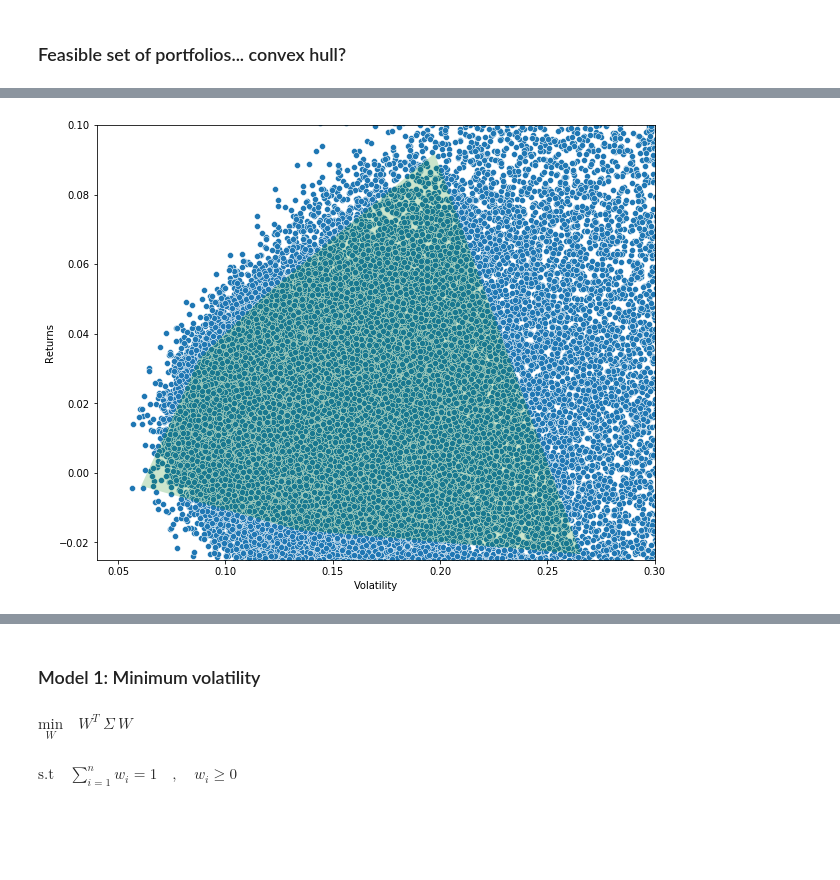
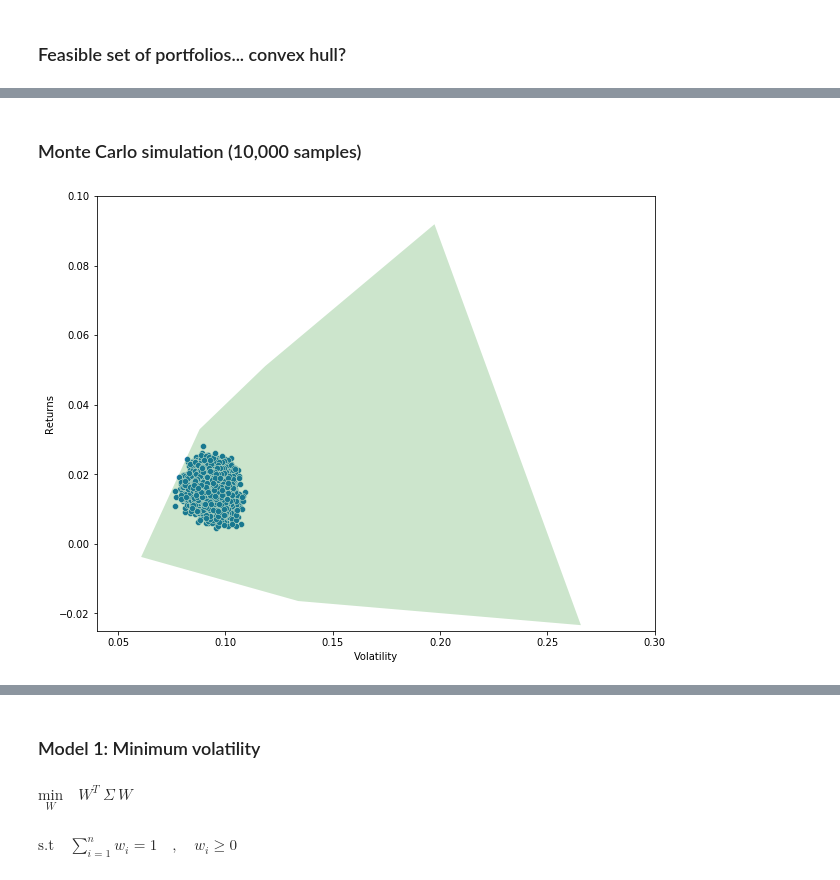
Before and after one commit to patohdzs/getting-them-stonks, a Jupyter notebook: stonks.ipynb, the cells around one changed output, grey strips where cells are left out. Cells and saved outputs as stored; diff of their text form; code cells hidden in the pictures; blank space fills up the shorter version.

```diff
--- a/stonks.ipynb
+++ b/stonks.ipynb
@@ -221,36 +268,38 @@ dtype: float64
+# %% [markdown]
+### Monte Carlo simulation (10,000 samples)
 # %%
 # Monte Carlo simultions of different portfolios
 
 p_ret = [] # Define an empty array for portfolio returns
 p_vol = [] # Define an empty array for portfolio volatilities
 p_weights = [] # Define an empty array for asset weights
-num_portfolios = 70000
+num_portfolios = 10000
 
 for portfolio in range(num_portfolios):
-    weights = 2*np.random.rand(n)-1
+    weights = np.random.rand(n)
     weights = weights/np.sum(weights)
     p_weights.append(weights)
     ret = (ex_returns.to_numpy())@weights
     vol =  (weights@cov_returns@weights)**0.5
     p_ret.append(ret)
     p_vol.append(vol)
 simulations = {'Returns':p_ret, 'Volatility':p_vol}
 
 for counter, symbol in enumerate(data.columns.tolist()):
     simulations[symbol+' weight'] = [w[counter] for w in p_weights]
 
 simulated_portfolios  = pd.DataFrame(simulations)
 
 f, axs = plt.subplots(figsize=(10, 8))
-sns.scatterplot(x=simulated_portfolios['Volatility'],
-                y=simulated_portfolios['Returns'], ax=axs)
+sns.scatterplot(data= simulated_portfolios,
+                x = 'Volatility',
+                y='Returns',
+                ax=axs)
 
-poly_2 = Polygon(k*(np.array(pts)- cent) + cent,
-               facecolor=color, alpha=0.2)
-
-plt.gca().add_patch(poly_2)
+plt.gca().add_patch(Polygon(k*(np.array(pts)- cent) + cent,
+                            facecolor=color, alpha=0.2))
 axs.set(xlim = (0.04, 0.3))
 axs.set(ylim = (-0.025, 0.1))
 plt.show()
 # %% [output]
-[figure, old version]
+[figure, new version]
```
Also changed, not shown: parts of 14 cells of this notebook, 1 other file.
